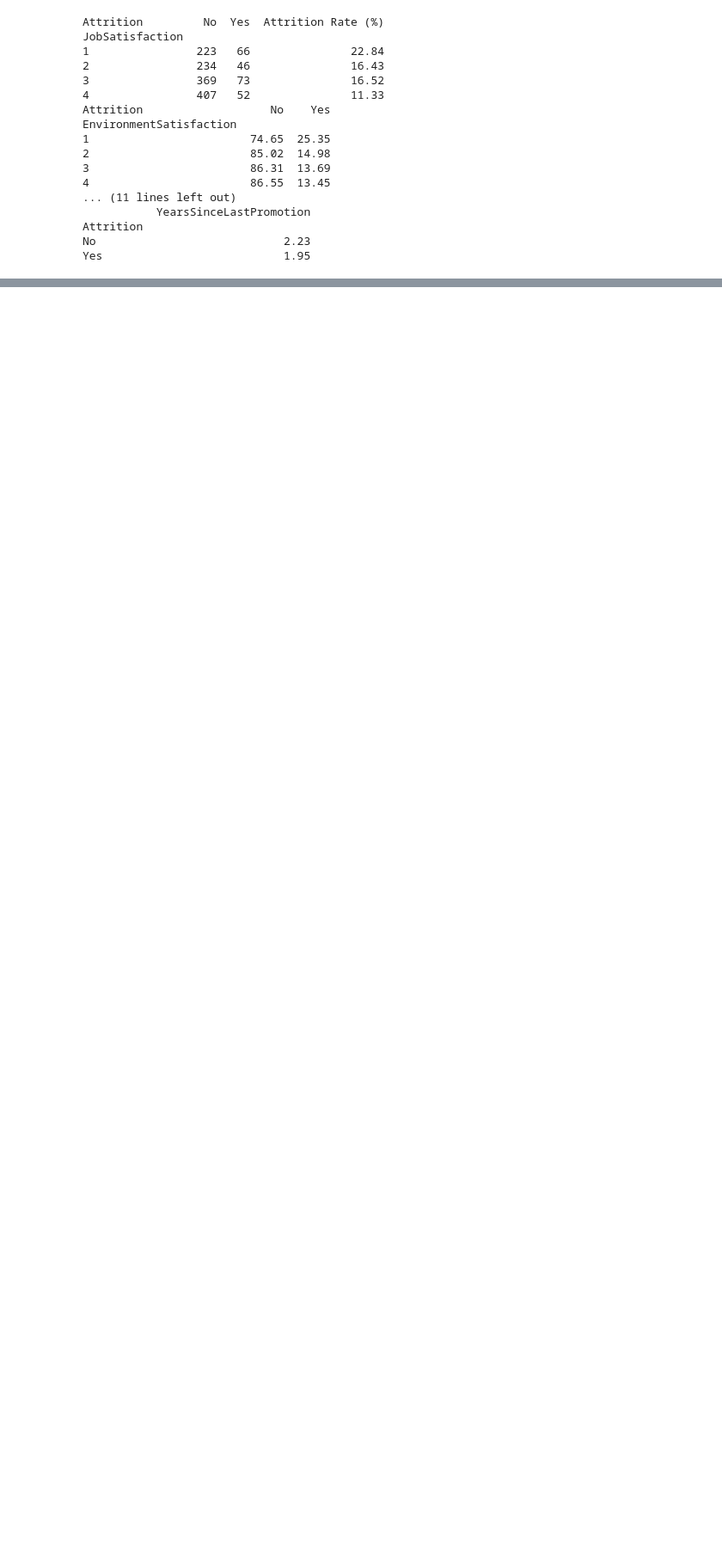
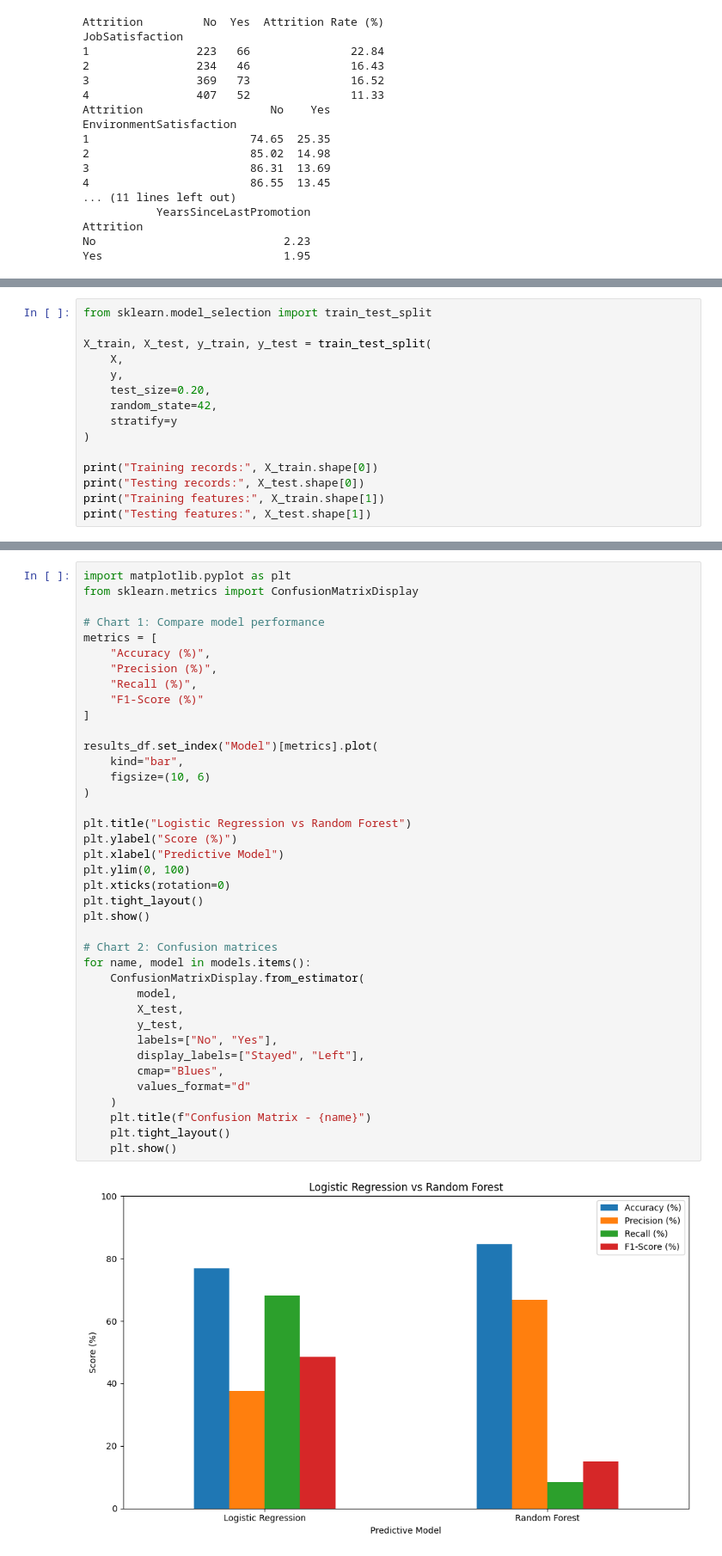
Before and after one commit to GJebres/LHUBCapstoneProject, a Jupyter notebook: CapstoneHRAnalytics.ipynb, the cells around one changed output, grey strips where cells are left out. Shown at 86% size. Saved outputs shown, nothing was run; the diff lists cells and outputs as text; blank space fills up the shorter version.

```diff
--- a/CapstoneHRAnalytics.ipynb
+++ b/CapstoneHRAnalytics.ipynb
@@ -869,0 +971,15 @@ Over 10 years              246              20              8.13
+# %%
+from sklearn.model_selection import train_test_split
+
+X_train, X_test, y_train, y_test = train_test_split(
+    X,
+    y,
+    test_size=0.20,
+    random_state=42,
+    stratify=y
+)
+
+print("Training records:", X_train.shape[0])
+print("Testing records:", X_test.shape[0])
+print("Training features:", X_train.shape[1])
+print("Testing features:", X_test.shape[1])
@@ -869,0 +1174,41 @@ Over 10 years              246              20              8.13
+# %%
+import matplotlib.pyplot as plt
+from sklearn.metrics import ConfusionMatrixDisplay
+
+# Chart 1: Compare model performance
+metrics = [
+    "Accuracy (%)",
+    "Precision (%)",
+    "Recall (%)",
+    "F1-Score (%)"
+]
+
+results_df.set_index("Model")[metrics].plot(
+    kind="bar",
+    figsize=(10, 6)
+)
+
+plt.title("Logistic Regression vs Random Forest")
+plt.ylabel("Score (%)")
+plt.xlabel("Predictive Model")
+plt.ylim(0, 100)
+plt.xticks(rotation=0)
+plt.tight_layout()
+plt.show()
+
+# Chart 2: Confusion matrices
+for name, model in models.items():
+    ConfusionMatrixDisplay.from_estimator(
+        model,
+        X_test,
+        y_test,
+        labels=["No", "Yes"],
+        display_labels=["Stayed", "Left"],
+        cmap="Blues",
+        values_format="d"
+    )
+    plt.title(f"Confusion Matrix - {name}")
+    plt.tight_layout()
+    plt.show()
+# %% [output]
+[figure, added]
```
Also changed, not shown: parts of 22 cells of this notebook.
